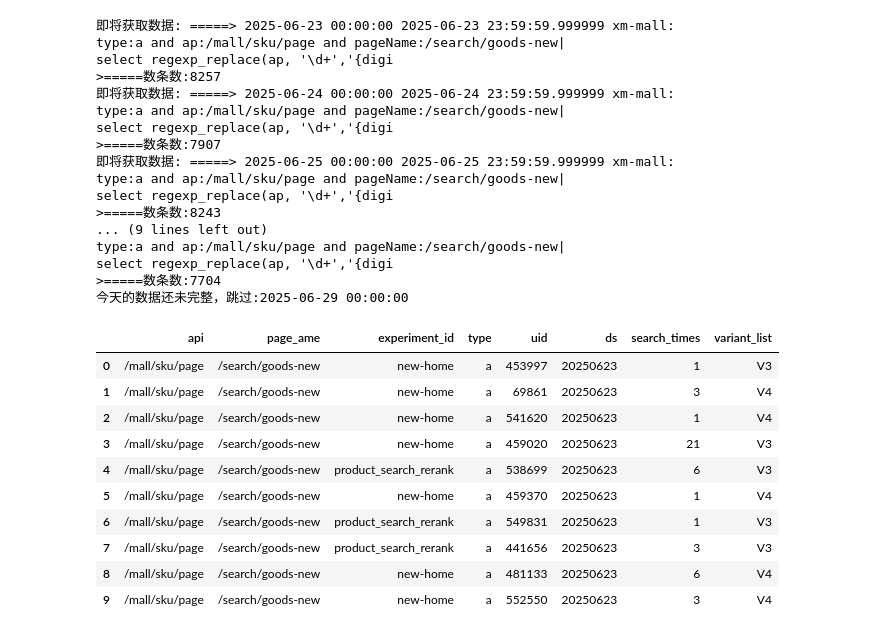
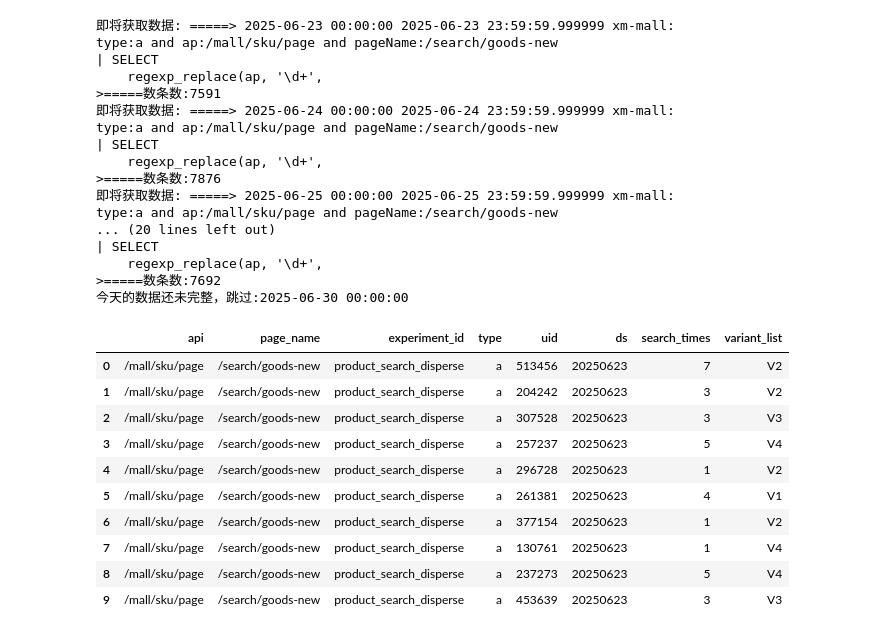
Before and after one commit to chrisptang/aliyun-devops, a Jupyter notebook: 搜索打散AB实验数据分析.ipynb, the cells around one changed output. Drawn from its saved outputs; the diff is of its cells as text; code cells hidden in the pictures.

```diff
--- a/搜索打散AB实验数据分析.ipynb
+++ b/搜索打散AB实验数据分析.ipynb
@@ -124,12 +124,22 @@ def get_user_variant_of_date_from_sls(
 
     # 构建SLS查询语句
     query = f"""
-type:a and ap:/mall/sku/page and pageName:/search/goods-new|
-select regexp_replace(ap, '\d+','{{digit}}') as api,pageName as page_ame,
-json_extract_scalar(json_extract_scalar(ai, '$.qh.xm-ab-exp'),'$[2].experimentId') experiment_id,
-type,uid,date_format(__time__, '%Y%m%d') as ds,count(1) search_times,
-array_join(array_sort(array_agg(distinct json_extract_scalar(json_extract_scalar(ai, '$.qh.xm-ab-exp'),'$[2].variantId'))),',') variant_list
-from log group by 1,2,3,4,5,6 limit 1000000"""
+type:a and ap:/mall/sku/page and pageName:/search/goods-new
+| SELECT
+    regexp_replace(ap, '\d+','{{digit}}') as api,
+    pageName as page_name,
+    regexp_extract(experiment_item, '"experimentId":"([^"]+)"', 1) as experiment_id,
+    type,
+    uid,
+    date_format(__time__, '%Y%m%d') as ds,
+    count(1) as search_times,
+    array_join(array_sort(array_agg(distinct regexp_extract(experiment_item, '"variantId":"([^"]+)"', 1))),',') as variant_list
+FROM log,
+UNNEST(regexp_extract_all(json_extract_scalar(ai, '$.qh.xm-ab-exp'), '\{{[^}}]+\}}')) as t(experiment_item)
+WHERE experiment_item LIKE '%"experimentId":"product_search_disperse"%'
+GROUP BY 1,2,3,4,5,6
+LIMIT 1000000
+"""
     # 设置查询的起始时间和结束时间
     from_time = day.replace(hour=0, minute=0, second=0, microsecond=0)
     to_time = day.replace(hour=23, minute=59, second=59, microsecond=999999)
@@ -159,58 +169,58 @@ from log group by 1,2,3,4,5,6 limit 1000000"""
     return _df
 
 
 # 创建一个空的DataFrame来存储所有日期的用户变体数据
 all_user_variant_df = pd.DataFrame()
 # 设置起始日期和结束日期
 start_date = datetime(2025, 6, 23)
 end_date = datetime.now()
 # 从起始日期开始循环，直到结束日期
 current_date = start_date
 while current_date <= end_date:
     # 检查是否是今天
     is_today = current_date.strftime("%Y%m%d") == end_date.strftime("%Y%m%d")
     # 如果是今天,则跳过，因为今天的数据可能不完整
     if is_today:
         print(f"今天的数据还未完整，跳过:{current_date}")
         break
     # 获取当前日期的用户变体数据
     df = get_user_variant_of_date_from_sls(current_date, check_if_local_exist=True)
     # 将当前日期的数据添加到总的DataFrame中
     all_user_variant_df = pd.concat([all_user_variant_df, df], ignore_index=True)
     # 日期增加一天
     current_date += timedelta(days=1)
 
 # 显示前10行数据
 all_user_variant_df.head(10)
 # %% [output]
 即将获取数据: =====> 2025-06-23 00:00:00 2025-06-23 23:59:59.999999 xm-mall:
-type:a and ap:/mall/sku/page and pageName:/search/goods-new|
-select regexp_replace(ap, '\d+','{digi
->=====数条数:8257
+type:a and ap:/mall/sku/page and pageName:/search/goods-new
+| SELECT
+    regexp_replace(ap, '\d+',
+>=====数条数:7591
 即将获取数据: =====> 2025-06-24 00:00:00 2025-06-24 23:59:59.999999 xm-mall:
-type:a and ap:/mall/sku/page and pageName:/search/goods-new|
-select regexp_replace(ap, '\d+','{digi
->=====数条数:7907
+type:a and ap:/mall/sku/page and pageName:/search/goods-new
+| SELECT
+    regexp_replace(ap, '\d+',
+>=====数条数:7876
 即将获取数据: =====> 2025-06-25 00:00:00 2025-06-25 23:59:59.999999 xm-mall:
-type:a and ap:/mall/sku/page and pageName:/search/goods-new|
-select regexp_replace(ap, '\d+','{digi
->=====数条数:8243
-... (9 lines left out)
-type:a and ap:/mall/sku/page and pageName:/search/goods-new|
-select regexp_replace(ap, '\d+','{digi
->=====数条数:7704
-今天的数据还未完整，跳过:2025-06-29 00:00:00
+type:a and ap:/mall/sku/page and pageName:/search/goods-new
+... (20 lines left out)
+| SELECT
+    regexp_replace(ap, '\d+',
+>=====数条数:7692
+今天的数据还未完整，跳过:2025-06-30 00:00:00
-|  | api | page_ame | experiment_id | type | uid | ds | search_times | variant_list |
-| 0 | /mall/sku/page | /search/goods-new | new-home | a | 453997 | 20250623 | 1 | V3 |
-| 1 | /mall/sku/page | /search/goods-new | new-home | a | 69861 | 20250623 | 3 | V4 |
-| 2 | /mall/sku/page | /search/goods-new | new-home | a | 541620 | 20250623 | 1 | V4 |
-| 3 | /mall/sku/page | /search/goods-new | new-home | a | 459020 | 20250623 | 21 | V3 |
-| 4 | /mall/sku/page | /search/goods-new | product_search_rerank | a | 538699 | 20250623 | 6 | V3 |
-| 5 | /mall/sku/page | /search/goods-new | new-home | a | 459370 | 20250623 | 1 | V4 |
-| 6 | /mall/sku/page | /search/goods-new | product_search_rerank | a | 549831 | 20250623 | 1 | V3 |
-| 7 | /mall/sku/page | /search/goods-new | product_search_rerank | a | 441656 | 20250623 | 3 | V3 |
-| 8 | /mall/sku/page | /search/goods-new | new-home | a | 481133 | 20250623 | 6 | V4 |
-| 9 | /mall/sku/page | /search/goods-new | new-home | a | 552550 | 20250623 | 3 | V4 |
+|  | api | page_name | experiment_id | type | uid | ds | search_times | variant_list |
+| 0 | /mall/sku/page | /search/goods-new | product_search_disperse | a | 513456 | 20250623 | 7 | V2 |
+| 1 | /mall/sku/page | /search/goods-new | product_search_disperse | a | 204242 | 20250623 | 3 | V2 |
+| 2 | /mall/sku/page | /search/goods-new | product_search_disperse | a | 307528 | 20250623 | 3 | V3 |
+| 3 | /mall/sku/page | /search/goods-new | product_search_disperse | a | 257237 | 20250623 | 5 | V4 |
+| 4 | /mall/sku/page | /search/goods-new | product_search_disperse | a | 296728 | 20250623 | 1 | V2 |
+| 5 | /mall/sku/page | /search/goods-new | product_search_disperse | a | 261381 | 20250623 | 4 | V1 |
+| 6 | /mall/sku/page | /search/goods-new | product_search_disperse | a | 377154 | 20250623 | 1 | V2 |
+| 7 | /mall/sku/page | /search/goods-new | product_search_disperse | a | 130761 | 20250623 | 1 | V4 |
+| 8 | /mall/sku/page | /search/goods-new | product_search_disperse | a | 237273 | 20250623 | 5 | V4 |
+| 9 | /mall/sku/page | /search/goods-new | product_search_disperse | a | 453639 | 20250623 | 3 | V3 |
 # %%
 import pandasql
 stats=pandasql.sqldf("""select ds,variant_list,count(distinct uid) unique_user
```
Also changed, not shown: parts of 15 cells of this notebook, 1 other file.
